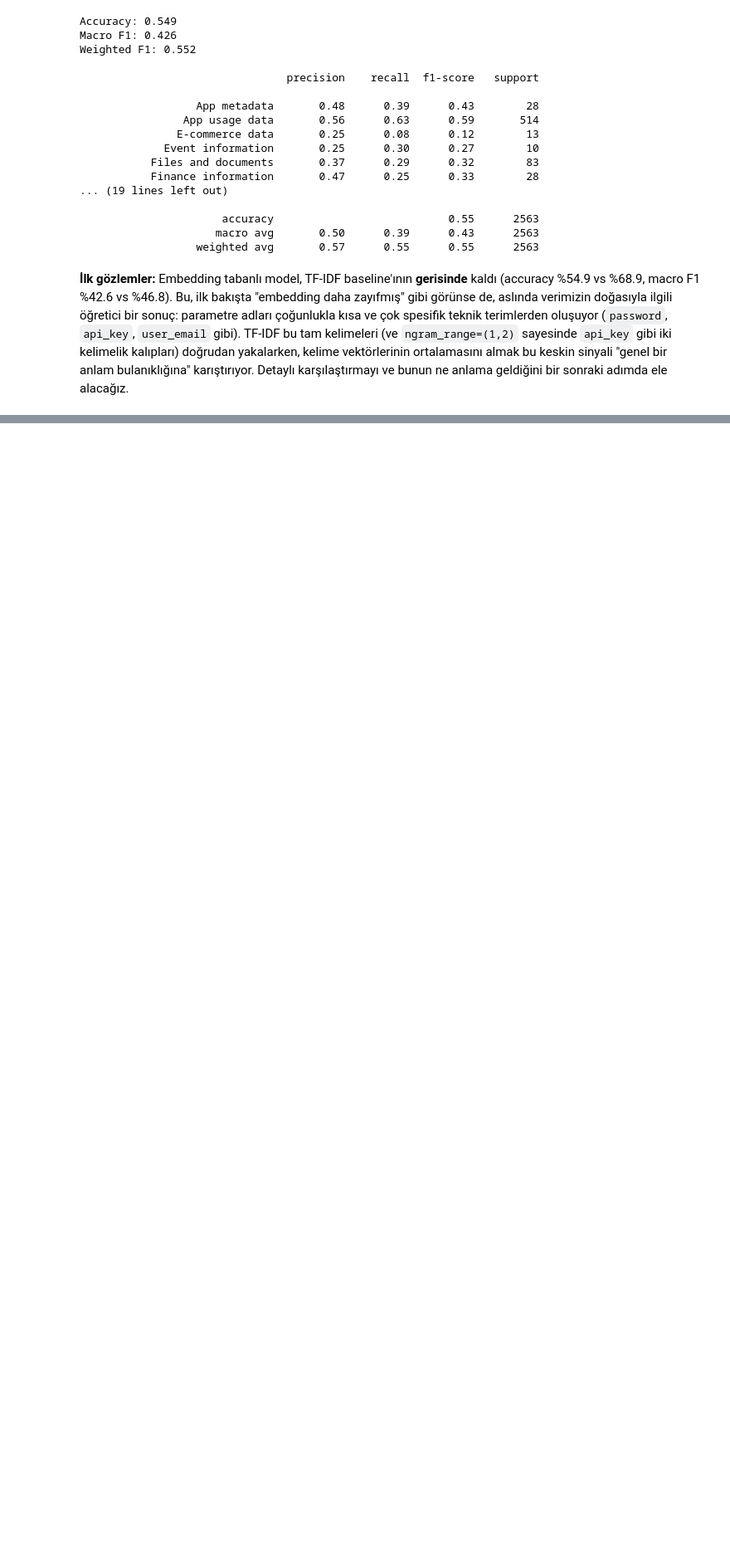
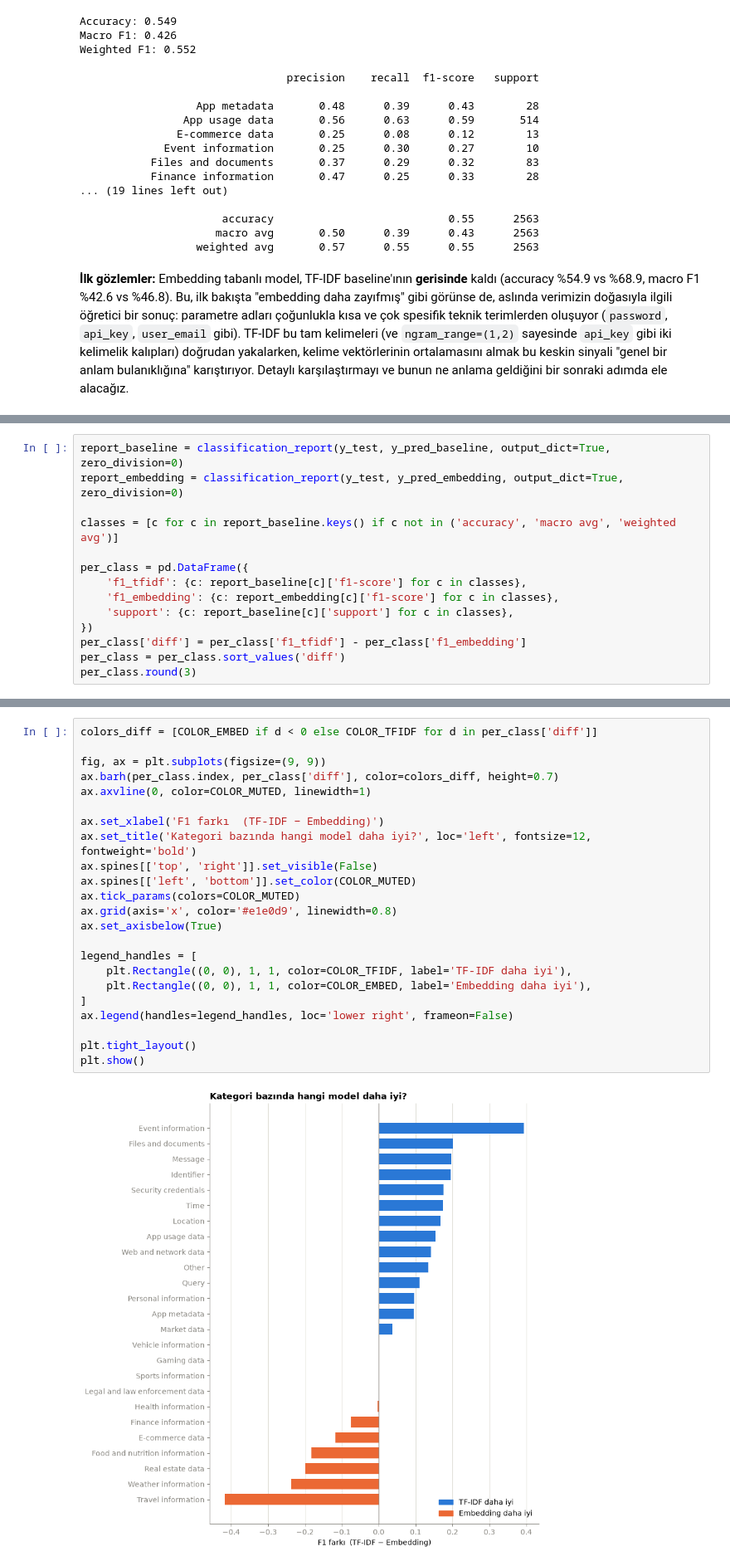
Before and after one commit to elifdikmn/DataPrivacy, a Jupyter notebook: notebooks/bolum2_modelleme.ipynb, the cells around one changed output, grey strips where cells are left out. Shown at 83% size. Cells and saved outputs as stored; diff of their text form; blank space fills up the shorter version.

```diff
--- a/notebooks/bolum2_modelleme.ipynb
+++ b/notebooks/bolum2_modelleme.ipynb
@@ -214,0 +267,14 @@ Weighted F1: 0.552
+# %%
+report_baseline = classification_report(y_test, y_pred_baseline, output_dict=True, zero_division=0)
+report_embedding = classification_report(y_test, y_pred_embedding, output_dict=True, zero_division=0)
+
+classes = [c for c in report_baseline.keys() if c not in ('accuracy', 'macro avg', 'weighted avg')]
+
+per_class = pd.DataFrame({
+    'f1_tfidf': {c: report_baseline[c]['f1-score'] for c in classes},
+    'f1_embedding': {c: report_embedding[c]['f1-score'] for c in classes},
+    'support': {c: report_baseline[c]['support'] for c in classes},
+})
+per_class['diff'] = per_class['f1_tfidf'] - per_class['f1_embedding']
+per_class = per_class.sort_values('diff')
+per_class.round(3)
@@ -214,0 +299,25 @@ Weighted F1: 0.552
+# %%
+colors_diff = [COLOR_EMBED if d < 0 else COLOR_TFIDF for d in per_class['diff']]
+
+fig, ax = plt.subplots(figsize=(9, 9))
+ax.barh(per_class.index, per_class['diff'], color=colors_diff, height=0.7)
+ax.axvline(0, color=COLOR_MUTED, linewidth=1)
+
+ax.set_xlabel('F1 farkı  (TF-IDF − Embedding)')
+ax.set_title('Kategori bazında hangi model daha iyi?', loc='left', fontsize=12, fontweight='bold')
+ax.spines[['top', 'right']].set_visible(False)
+ax.spines[['left', 'bottom']].set_color(COLOR_MUTED)
+ax.tick_params(colors=COLOR_MUTED)
+ax.grid(axis='x', color='#e1e0d9', linewidth=0.8)
+ax.set_axisbelow(True)
+
+legend_handles = [
+    plt.Rectangle((0, 0), 1, 1, color=COLOR_TFIDF, label='TF-IDF daha iyi'),
+    plt.Rectangle((0, 0), 1, 1, color=COLOR_EMBED, label='Embedding daha iyi'),
+]
+ax.legend(handles=legend_handles, loc='lower right', frameon=False)
+
+plt.tight_layout()
+plt.show()
+# %% [output]
+[figure, added]
```
Also changed, not shown: parts of 6 cells of this notebook.
